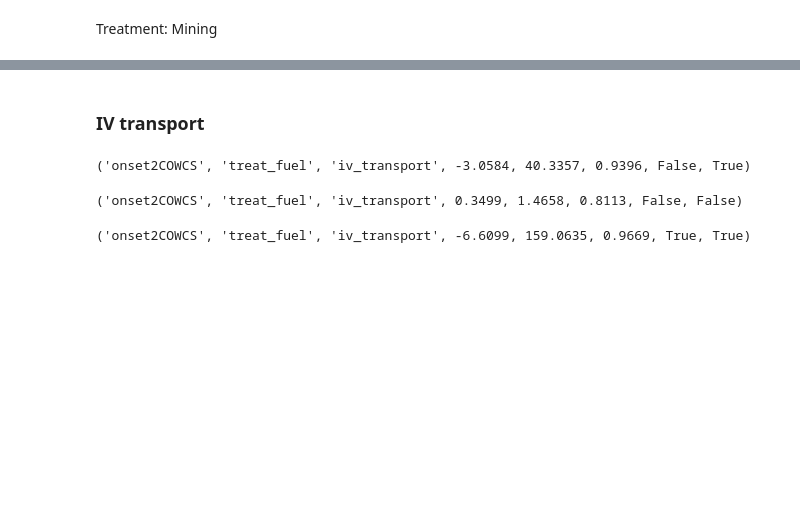
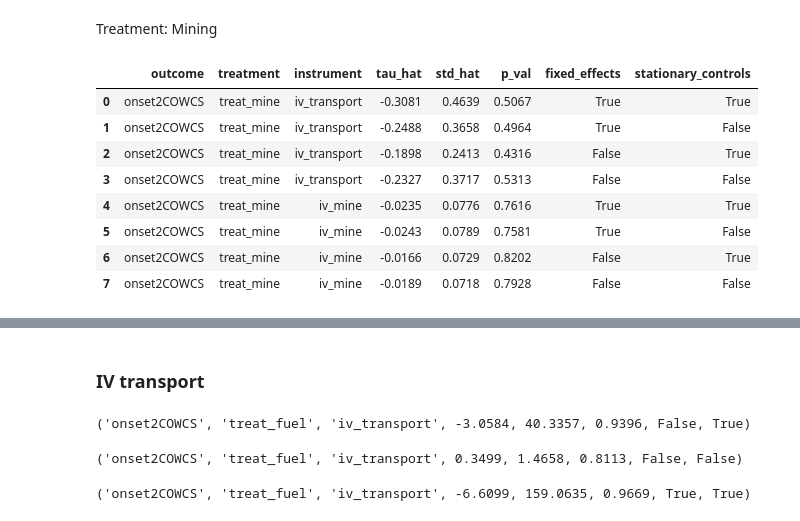
Before and after one commit to wanranzhao/ECMA31320-project, a Jupyter notebook: code/double_ml/ml-modeling.ipynb, the cells around one changed output, grey strips where cells are left out. Cells and saved outputs as stored; diff of their text form; code cells hidden in the pictures; blank space fills up the shorter version.

```diff
--- a/code/double_ml/ml-modeling.ipynb
+++ b/code/double_ml/ml-modeling.ipynb
@@ -346,0 +384,12 @@ Treatment: Mining
+# %%
+mine_res
+# %% [output]
+|  | outcome | treatment | instrument | tau_hat | std_hat | p_val | fixed_effects | stationary_controls |
+| 0 | onset2COWCS | treat_mine | iv_transport | -0.3081 | 0.4639 | 0.5067 | True | True |
+| 1 | onset2COWCS | treat_mine | iv_transport | -0.2488 | 0.3658 | 0.4964 | True | False |
+| 2 | onset2COWCS | treat_mine | iv_transport | -0.1898 | 0.2413 | 0.4316 | False | True |
+| 3 | onset2COWCS | treat_mine | iv_transport | -0.2327 | 0.3717 | 0.5313 | False | False |
+| 4 | onset2COWCS | treat_mine | iv_mine | -0.0235 | 0.0776 | 0.7616 | True | True |
+| 5 | onset2COWCS | treat_mine | iv_mine | -0.0243 | 0.0789 | 0.7581 | True | False |
+| 6 | onset2COWCS | treat_mine | iv_mine | -0.0166 | 0.0729 | 0.8202 | False | True |
+| 7 | onset2COWCS | treat_mine | iv_mine | -0.0189 | 0.0718 | 0.7928 | False | False |
```
Also changed, not shown: parts of 13 cells of this notebook, 1 other file.
